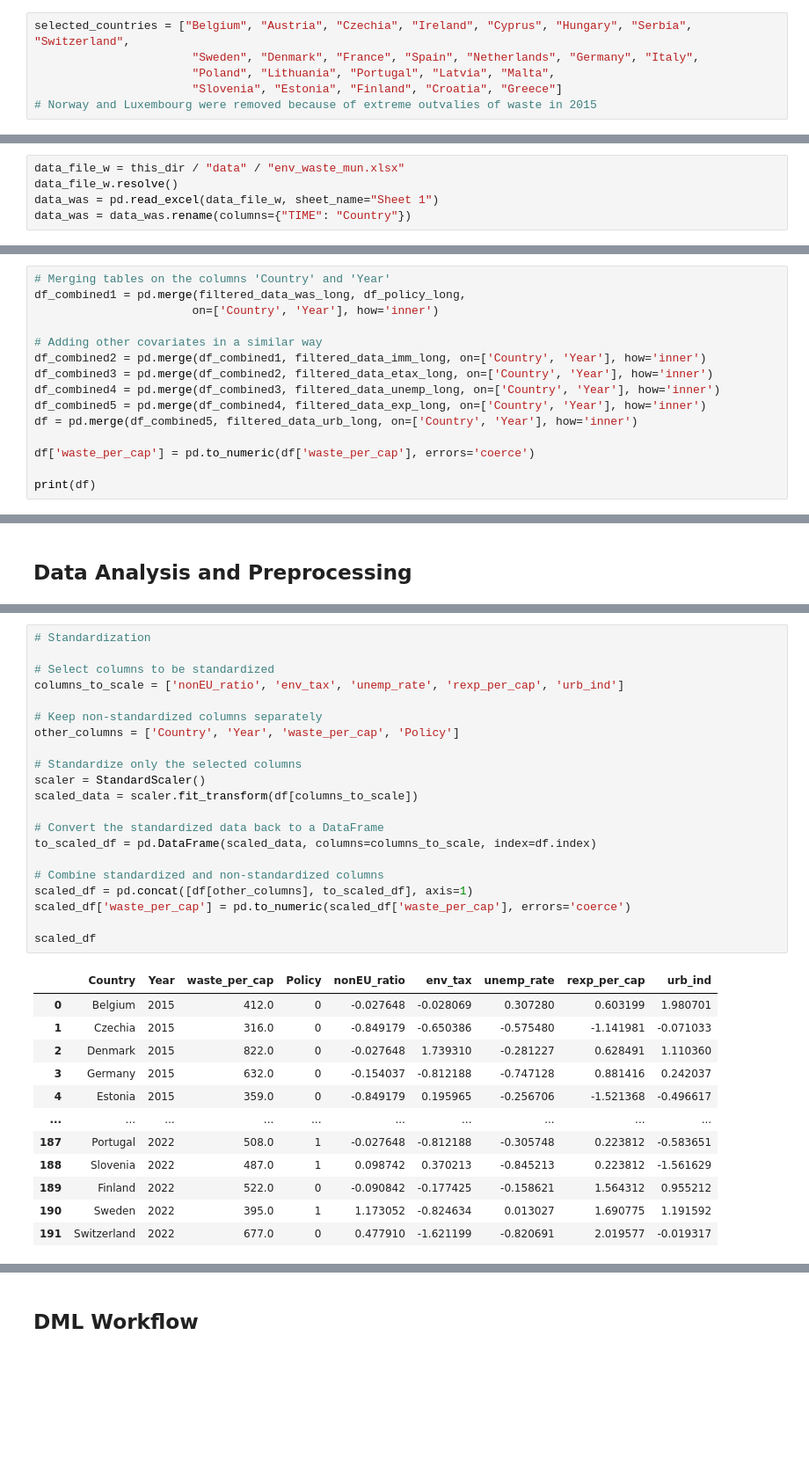
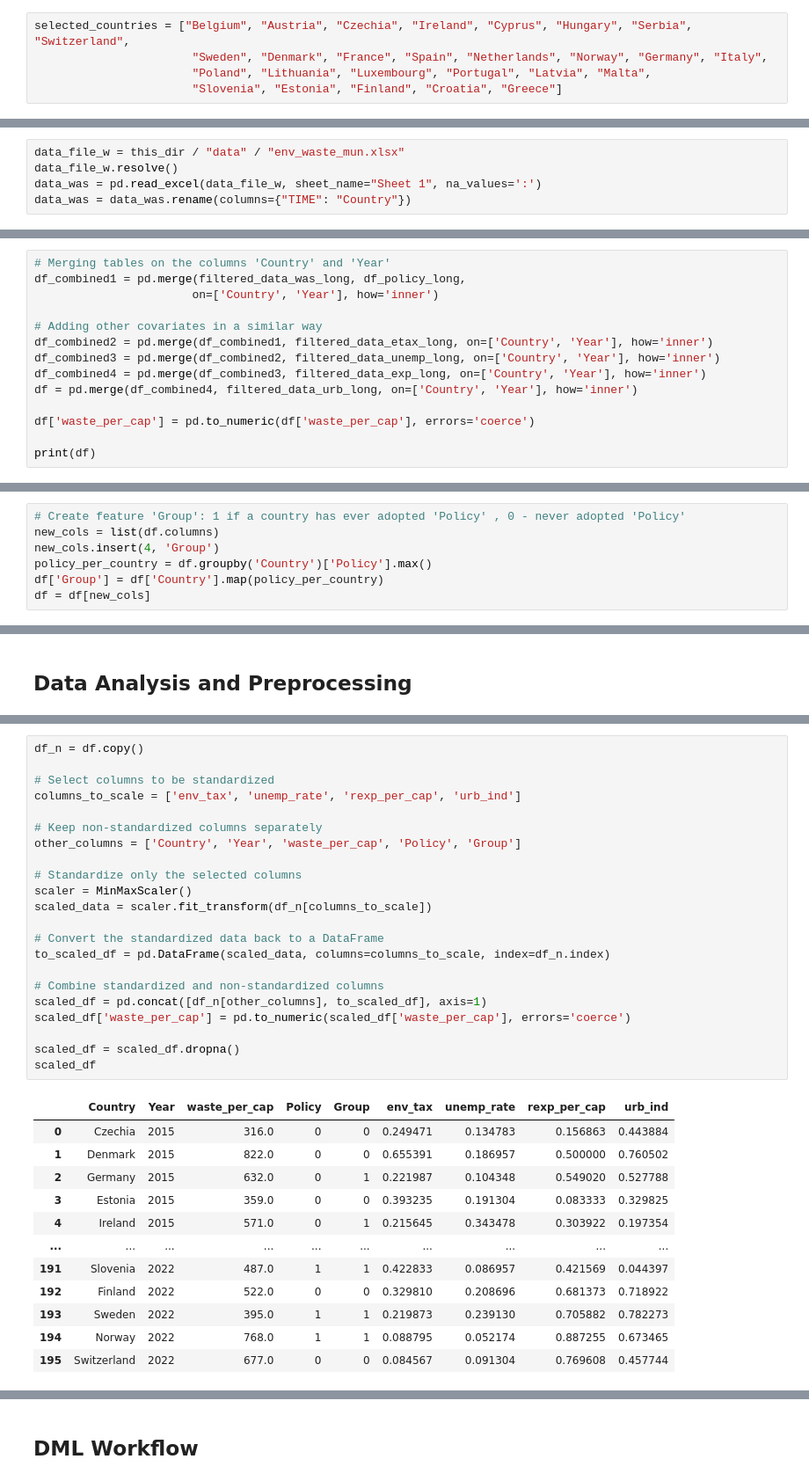
Before and after one commit to anntis/RM-project, a Jupyter notebook: rm_project.ipynb, the cells around one changed output, grey strips where cells are left out. Shown at 88% size. Drawn from its saved outputs; the diff is of its cells as text; blank space fills up the shorter version.

```diff
--- a/rm_project.ipynb
+++ b/rm_project.ipynb
@@ -34,6 +47,5 @@ After implying the path to our data using *Path*, which ensuring better code rea
 # %%
 selected_countries = ["Belgium", "Austria", "Czechia", "Ireland", "Cyprus", "Hungary", "Serbia", "Switzerland",
-                       "Sweden", "Denmark", "France", "Spain", "Netherlands", "Germany", "Italy",
-                       "Poland", "Lithuania", "Portugal", "Latvia", "Malta",
+                       "Sweden", "Denmark", "France", "Spain", "Netherlands", "Norway", "Germany", "Italy",
+                       "Poland", "Lithuania", "Luxembourg", "Portugal", "Latvia", "Malta",
                        "Slovenia", "Estonia", "Finland", "Croatia", "Greece"]
-# Norway and Luxembourg were removed because of extreme outvalies of waste in 2015
@@ -74,7 +90,7 @@ Municipal waste refers to waste generated by households, as well as small busine
 # %%
 data_file_w = this_dir / "data" / "env_waste_mun.xlsx"
 data_file_w.resolve()
-data_was = pd.read_excel(data_file_w, sheet_name="Sheet 1")
+data_was = pd.read_excel(data_file_w, sheet_name="Sheet 1", na_values=':')
 data_was = data_was.rename(columns={"TIME": "Country"})
 # %%
 import warnings
@@ -365,11 +357,10 @@ df_combined1 = pd.merge(filtered_data_was_long, df_policy_long,
                        on=['Country', 'Year'], how='inner')
 
 # Adding other covariates in a similar way
-df_combined2 = pd.merge(df_combined1, filtered_data_imm_long, on=['Country', 'Year'], how='inner')
-df_combined3 = pd.merge(df_combined2, filtered_data_etax_long, on=['Country', 'Year'], how='inner')
-df_combined4 = pd.merge(df_combined3, filtered_data_unemp_long, on=['Country', 'Year'], how='inner')
-df_combined5 = pd.merge(df_combined4, filtered_data_exp_long, on=['Country', 'Year'], how='inner')
-df = pd.merge(df_combined5, filtered_data_urb_long, on=['Country', 'Year'], how='inner')
+df_combined2 = pd.merge(df_combined1, filtered_data_etax_long, on=['Country', 'Year'], how='inner')
+df_combined3 = pd.merge(df_combined2, filtered_data_unemp_long, on=['Country', 'Year'], how='inner')
+df_combined4 = pd.merge(df_combined3, filtered_data_exp_long, on=['Country', 'Year'], how='inner')
+df = pd.merge(df_combined4, filtered_data_urb_long, on=['Country', 'Year'], how='inner')
 
 df['waste_per_cap'] = pd.to_numeric(df['waste_per_cap'], errors='coerce')
 
@@ -394,0 +386,7 @@ print(df)
+# %%
+# Create feature 'Group': 1 if a country has ever adopted 'Policy' , 0 - never adopted 'Policy'
+new_cols = list(df.columns)
+new_cols.insert(4, 'Group')
+policy_per_country = df.groupby('Country')['Policy'].max()
+df['Group'] = df['Country'].map(policy_per_country)
+df = df[new_cols]
@@ -433,34 +524,35 @@ plt.show()
 # %%
-# Standardization
+df_n = df.copy()
 
 # Select columns to be standardized
-columns_to_scale = ['nonEU_ratio', 'env_tax', 'unemp_rate', 'rexp_per_cap', 'urb_ind']
+columns_to_scale = ['env_tax', 'unemp_rate', 'rexp_per_cap', 'urb_ind']
 
 # Keep non-standardized columns separately
-other_columns = ['Country', 'Year', 'waste_per_cap', 'Policy']
+other_columns = ['Country', 'Year', 'waste_per_cap', 'Policy', 'Group']
 
 # Standardize only the selected columns
-scaler = StandardScaler()
-scaled_data = scaler.fit_transform(df[columns_to_scale])
+scaler = MinMaxScaler()
+scaled_data = scaler.fit_transform(df_n[columns_to_scale])
 
 # Convert the standardized data back to a DataFrame
-to_scaled_df = pd.DataFrame(scaled_data, columns=columns_to_scale, index=df.index)
+to_scaled_df = pd.DataFrame(scaled_data, columns=columns_to_scale, index=df_n.index)
 
 # Combine standardized and non-standardized columns
-scaled_df = pd.concat([df[other_columns], to_scaled_df], axis=1)
+scaled_df = pd.concat([df_n[other_columns], to_scaled_df], axis=1)
 scaled_df['waste_per_cap'] = pd.to_numeric(scaled_df['waste_per_cap'], errors='coerce')
 
+scaled_df = scaled_df.dropna()
 scaled_df
 # %% [output]
-|  | Country | Year | waste_per_cap | Policy | nonEU_ratio | env_tax | unemp_rate | rexp_per_cap | urb_ind |
-| 0 | Belgium | 2015 | 412.0 | 0 | -0.027648 | -0.028069 | 0.307280 | 0.603199 | 1.980701 |
-| 1 | Czechia | 2015 | 316.0 | 0 | -0.849179 | -0.650386 | -0.575480 | -1.141981 | -0.071033 |
-| 2 | Denmark | 2015 | 822.0 | 0 | -0.027648 | 1.739310 | -0.281227 | 0.628491 | 1.110360 |
-| 3 | Germany | 2015 | 632.0 | 0 | -0.154037 | -0.812188 | -0.747128 | 0.881416 | 0.242037 |
-| 4 | Estonia | 2015 | 359.0 | 0 | -0.849179 | 0.195965 | -0.256706 | -1.521368 | -0.496617 |
+|  | Country | Year | waste_per_cap | Policy | Group | env_tax | unemp_rate | rexp_per_cap | urb_ind |
+| 0 | Czechia | 2015 | 316.0 | 0 | 0 | 0.249471 | 0.134783 | 0.156863 | 0.443884 |
+| 1 | Denmark | 2015 | 822.0 | 0 | 0 | 0.655391 | 0.186957 | 0.500000 | 0.760502 |
+| 2 | Germany | 2015 | 632.0 | 0 | 1 | 0.221987 | 0.104348 | 0.549020 | 0.527788 |
+| 3 | Estonia | 2015 | 359.0 | 0 | 0 | 0.393235 | 0.191304 | 0.083333 | 0.329825 |
+| 4 | Ireland | 2015 | 571.0 | 0 | 1 | 0.215645 | 0.343478 | 0.303922 | 0.197354 |
 | ... | ... | ... | ... | ... | ... | ... | ... | ... | ... |
-| 187 | Portugal | 2022 | 508.0 | 1 | -0.027648 | -0.812188 | -0.305748 | 0.223812 | -0.583651 |
-| 188 | Slovenia | 2022 | 487.0 | 1 | 0.098742 | 0.370213 | -0.845213 | 0.223812 | -1.561629 |
-| 189 | Finland | 2022 | 522.0 | 0 | -0.090842 | -0.177425 | -0.158621 | 1.564312 | 0.955212 |
-| 190 | Sweden | 2022 | 395.0 | 1 | 1.173052 | -0.824634 | 0.013027 | 1.690775 | 1.191592 |
-| 191 | Switzerland | 2022 | 677.0 | 0 | 0.477910 | -1.621199 | -0.820691 | 2.019577 | -0.019317 |
+| 191 | Slovenia | 2022 | 487.0 | 1 | 1 | 0.422833 | 0.086957 | 0.421569 | 0.044397 |
+| 192 | Finland | 2022 | 522.0 | 0 | 0 | 0.329810 | 0.208696 | 0.681373 | 0.718922 |
+| 193 | Sweden | 2022 | 395.0 | 1 | 1 | 0.219873 | 0.239130 | 0.705882 | 0.782273 |
+| 194 | Norway | 2022 | 768.0 | 1 | 1 | 0.088795 | 0.052174 | 0.887255 | 0.673465 |
+| 195 | Switzerland | 2022 | 677.0 | 0 | 0 | 0.084567 | 0.091304 | 0.769608 | 0.457744 |
```
Also changed, not shown: parts of 62 cells of this notebook, 9 other files.
